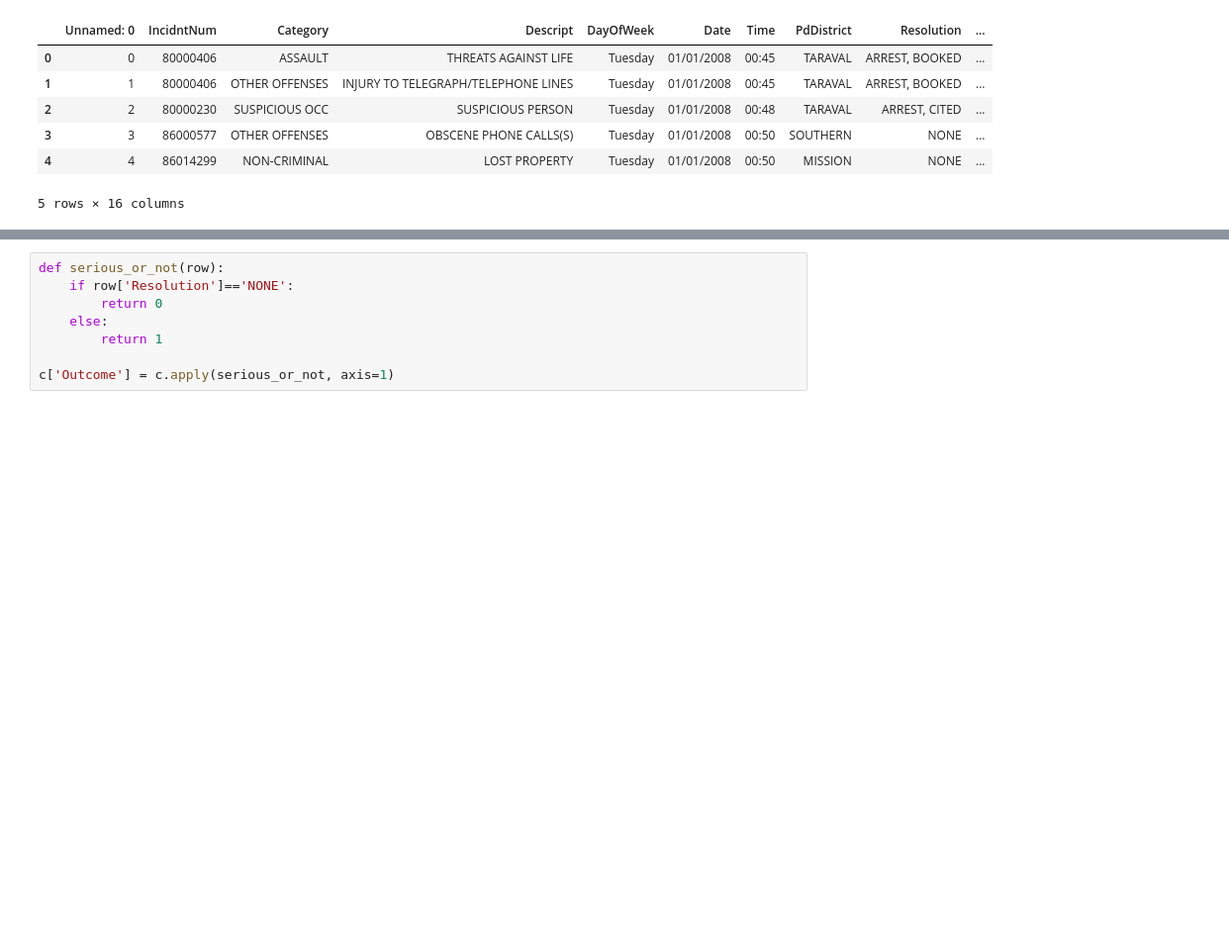
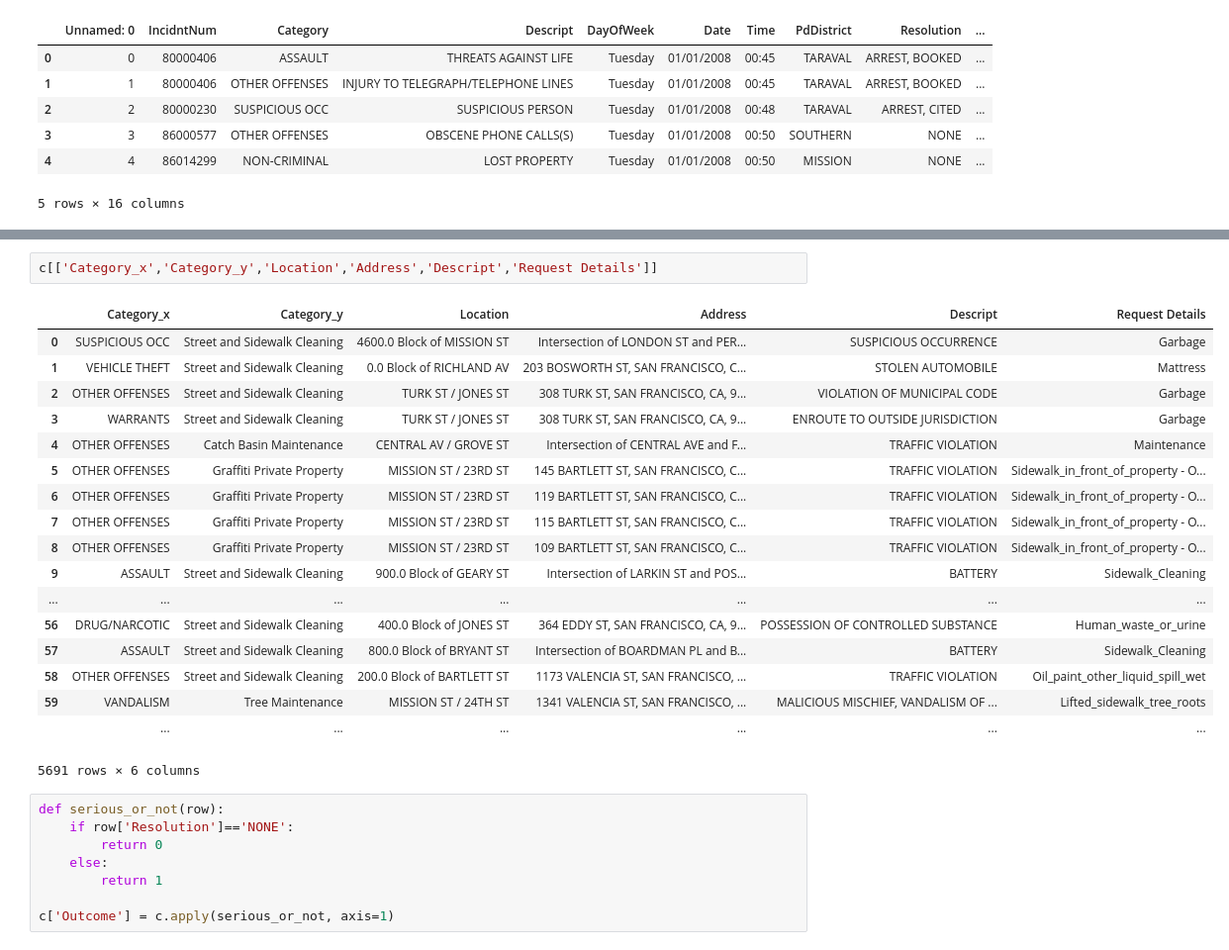
Before and after one commit to sanchitbareja/cs194-finalproj, a Jupyter notebook: dataparsing.ipynb, the cells around one changed output, grey strips where cells are left out. Shown: that part at 99% size. Saved outputs shown, nothing was run; the diff lists cells and outputs as text; blank space fills up the shorter version.

```diff
--- a/dataparsing.ipynb
+++ b/dataparsing.ipynb
@@ -154,3 +154,24 @@ c.head()
+# %%
+c[['Category_x','Category_y','Location','Address','Descript','Request Details']]
+# %% [output]
+|  | Category_x | Category_y | Location | Address | Descript | Request Details |
+| 0 | SUSPICIOUS OCC | Street and Sidewalk Cleaning | 4600.0 Block of MISSION ST | Intersection of LONDON ST and PER... | SUSPICIOUS OCCURRENCE | Garbage |
+| 1 | VEHICLE THEFT | Street and Sidewalk Cleaning | 0.0 Block of RICHLAND AV | 203 BOSWORTH ST, SAN FRANCISCO, C... | STOLEN AUTOMOBILE | Mattress |
+| 2 | OTHER OFFENSES | Street and Sidewalk Cleaning | TURK ST / JONES ST | 308 TURK ST, SAN FRANCISCO, CA, 9... | VIOLATION OF MUNICIPAL CODE | Garbage |
+| 3 | WARRANTS | Street and Sidewalk Cleaning | TURK ST / JONES ST | 308 TURK ST, SAN FRANCISCO, CA, 9... | ENROUTE TO OUTSIDE JURISDICTION | Garbage |
+| 4 | OTHER OFFENSES | Catch Basin Maintenance | CENTRAL AV / GROVE ST | Intersection of CENTRAL AVE and F... | TRAFFIC VIOLATION | Maintenance |
+| 5 | OTHER OFFENSES | Graffiti Private Property | MISSION ST / 23RD ST | 145 BARTLETT ST, SAN FRANCISCO, C... | TRAFFIC VIOLATION | Sidewalk_in_front_of_property - O... |
+| 6 | OTHER OFFENSES | Graffiti Private Property | MISSION ST / 23RD ST | 119 BARTLETT ST, SAN FRANCISCO, C... | TRAFFIC VIOLATION | Sidewalk_in_front_of_property - O... |
+| 7 | OTHER OFFENSES | Graffiti Private Property | MISSION ST / 23RD ST | 115 BARTLETT ST, SAN FRANCISCO, C... | TRAFFIC VIOLATION | Sidewalk_in_front_of_property - O... |
+| 8 | OTHER OFFENSES | Graffiti Private Property | MISSION ST / 23RD ST | 109 BARTLETT ST, SAN FRANCISCO, C... | TRAFFIC VIOLATION | Sidewalk_in_front_of_property - O... |
+| 9 | ASSAULT | Street and Sidewalk Cleaning | 900.0 Block of GEARY ST | Intersection of LARKIN ST and POS... | BATTERY | Sidewalk_Cleaning |
+| ... | ... | ... | ... | ... | ... | ... |
+| 56 | DRUG/NARCOTIC | Street and Sidewalk Cleaning | 400.0 Block of JONES ST | 364 EDDY ST, SAN FRANCISCO, CA, 9... | POSSESSION OF CONTROLLED SUBSTANCE | Human_waste_or_urine |
+| 57 | ASSAULT | Street and Sidewalk Cleaning | 800.0 Block of BRYANT ST | Intersection of BOARDMAN PL and B... | BATTERY | Sidewalk_Cleaning |
+| 58 | OTHER OFFENSES | Street and Sidewalk Cleaning | 200.0 Block of BARTLETT ST | 1173 VALENCIA ST, SAN FRANCISCO, ... | TRAFFIC VIOLATION | Oil_paint_other_liquid_spill_wet |
+| 59 | VANDALISM | Tree Maintenance | MISSION ST / 24TH ST | 1341 VALENCIA ST, SAN FRANCISCO, ... | MALICIOUS MISCHIEF, VANDALISM OF ... | Lifted_sidewalk_tree_roots |
+|  | ... | ... | ... | ... | ... | ... |
+5691 rows × 6 columns
 # %%
 def serious_or_not(row):
     if row['Resolution']=='NONE':
```
Also changed, not shown: parts of 14 cells of this notebook.
